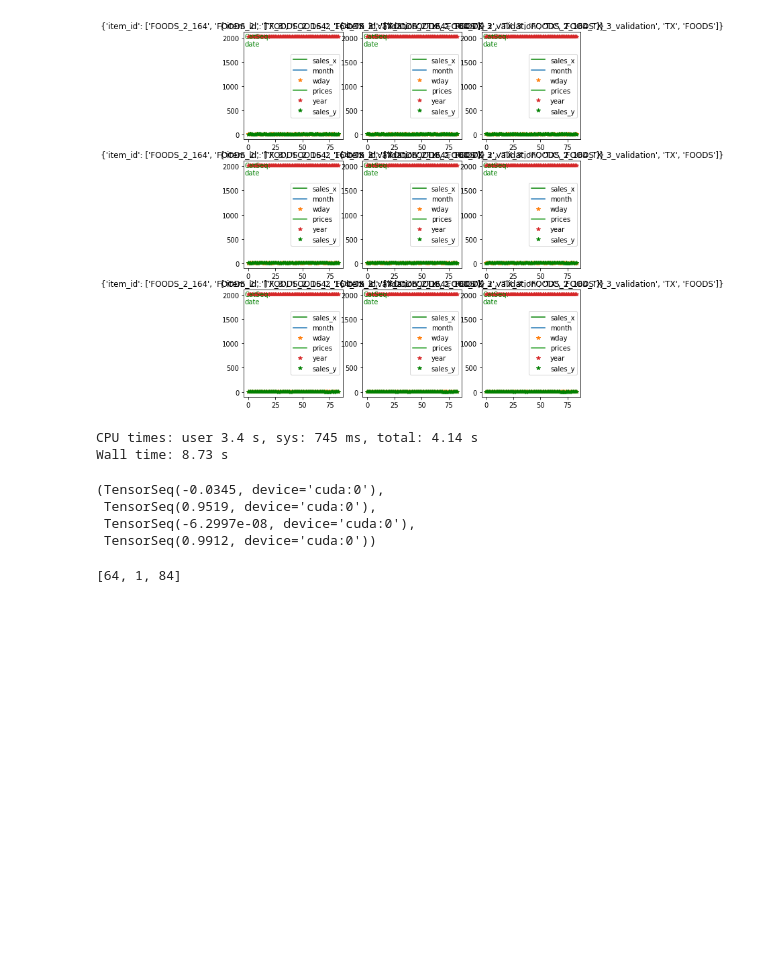
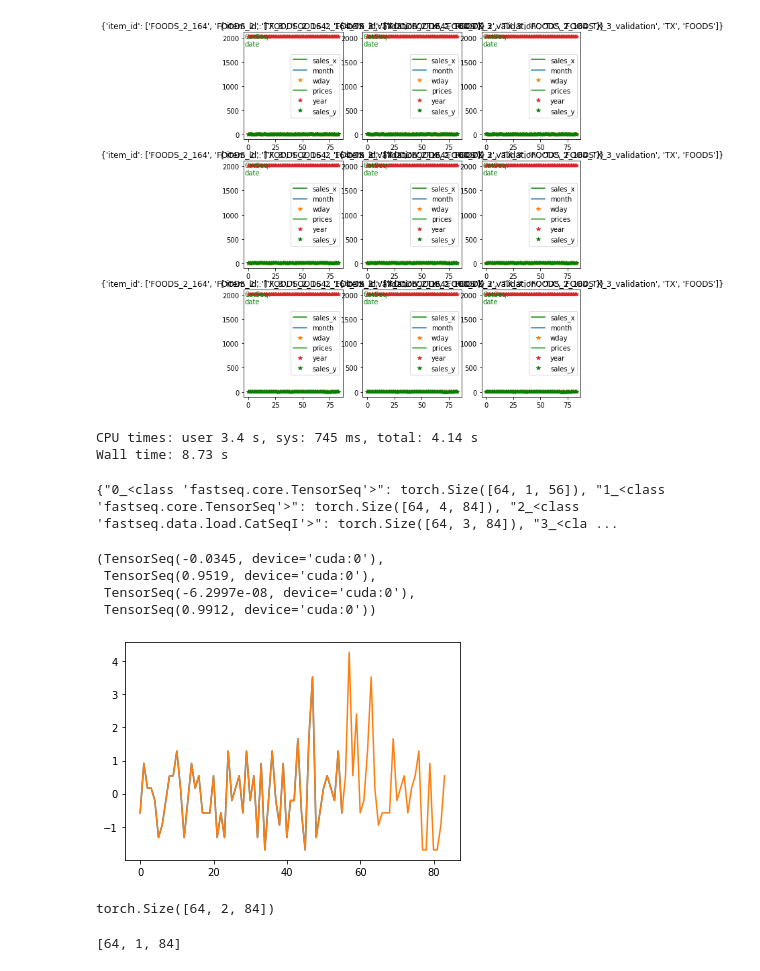
Before and after one commit to takotab/fastseq, a Jupyter notebook: nbs/11_model.conv.ipynb, the cells around one changed output. Cells and saved outputs as stored; diff of their text form; code cells hidden in the pictures; blank space fills up the shorter version.

```diff
--- a/nbs/11_model.conv.ipynb
+++ b/nbs/11_model.conv.ipynb
@@ -67,10 +64,26 @@ for o in dl.train:
-# %%
-o[-1].mean(),o[-1].std(),o[0].mean(),o[0].std()
-# %% [output]
-(TensorSeq(-0.0345, device='cuda:0'),
- TensorSeq(0.9519, device='cuda:0'),
- TensorSeq(-6.2997e-08, device='cuda:0'),
- TensorSeq(0.9912, device='cuda:0'))
+# %%
+for o in dl.train:
+    o._dict()
+    break
+print(o._dict())
+plt.plot(o[0][0,0].cpu())
+plt.plot(o[-1][0,0].cpu())
+o[-1].mean(),o[-1].std(),o[0].mean(),o[0].std()
+# %% [output]
+{"0_<class 'fastseq.core.TensorSeq'>": torch.Size([64, 1, 56]), "1_<class 'fastseq.core.TensorSeq'>": torch.Size([64, 4, 84]), "2_<class 'fastseq.data.load.CatSeqI'>": torch.Size([64, 3, 84]), "3_<cla ...
+(TensorSeq(-0.0345, device='cuda:0'),
+ TensorSeq(0.9519, device='cuda:0'),
+ TensorSeq(-6.2997e-08, device='cuda:0'),
+ TensorSeq(0.9912, device='cuda:0'))
+[figure, added]
+# %%
+x = torch.randn(64,1,2*28)
+x1 = torch.cat([x, x[:,0,-28:][:,None,:]],2)
+x2 = torch.cat([x, x[:,0,:28][:,None,:]],2)
+x = torch.cat([x1,x2],1)
+x.shape
+# %% [output]
+torch.Size([64, 2, 84])
 # %%
 #export
 def emb_sz_rule(n_cat):
```
Also changed, not shown: parts of 13 cells of this notebook, 1 other file.
